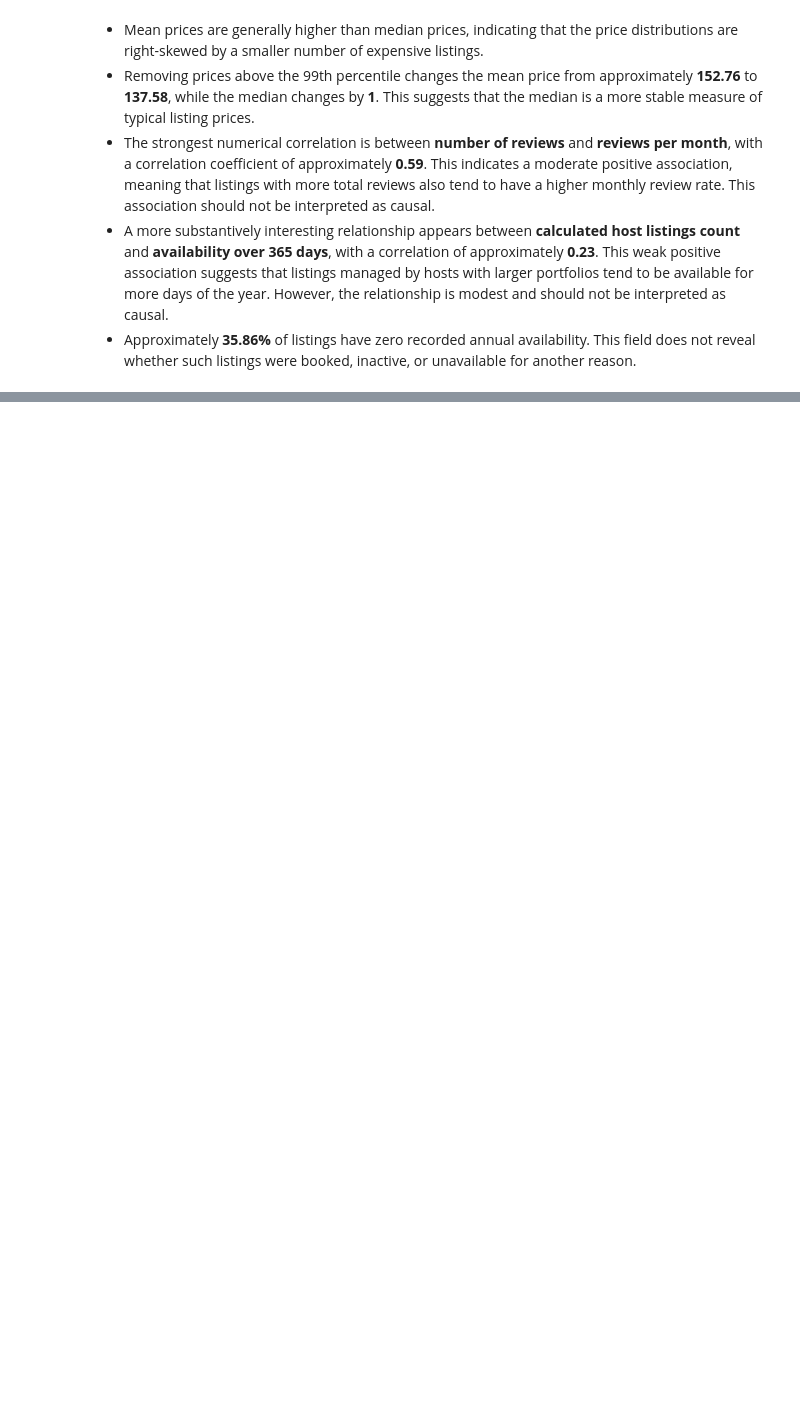
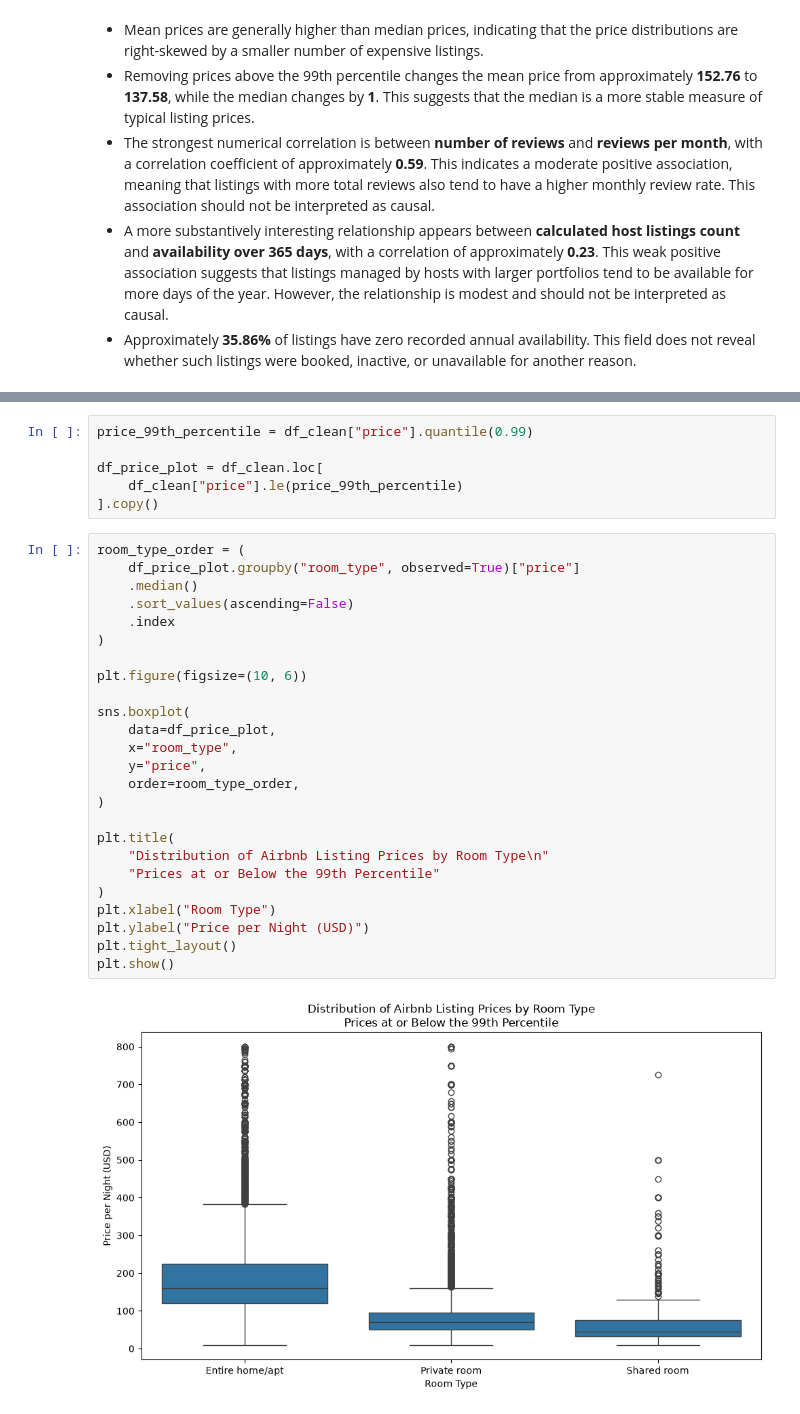
Before and after one commit to MariusJochheim/ai-programming-foundations-project, a Jupyter notebook: data_workflow.ipynb, the cells around one changed output, grey strips where cells are left out. Cells and saved outputs as stored; diff of their text form; blank space fills up the shorter version.

```diff
--- a/data_workflow.ipynb
+++ b/data_workflow.ipynb
@@ -873,0 +933,33 @@ price_sensitivity.round(2)
+# %%
+price_99th_percentile = df_clean["price"].quantile(0.99)
+
+df_price_plot = df_clean.loc[
+    df_clean["price"].le(price_99th_percentile)
+].copy()
+# %%
+room_type_order = (
+    df_price_plot.groupby("room_type", observed=True)["price"]
+    .median()
+    .sort_values(ascending=False)
+    .index
+)
+
+plt.figure(figsize=(10, 6))
+
+sns.boxplot(
+    data=df_price_plot,
+    x="room_type",
+    y="price",
+    order=room_type_order,
+)
+
+plt.title(
+    "Distribution of Airbnb Listing Prices by Room Type\n"
+    "Prices at or Below the 99th Percentile"
+)
+plt.xlabel("Room Type")
+plt.ylabel("Price per Night (USD)")
+plt.tight_layout()
+plt.show()
+# %% [output]
+[figure, added]
```
Also changed, not shown: parts of 10 cells of this notebook.
